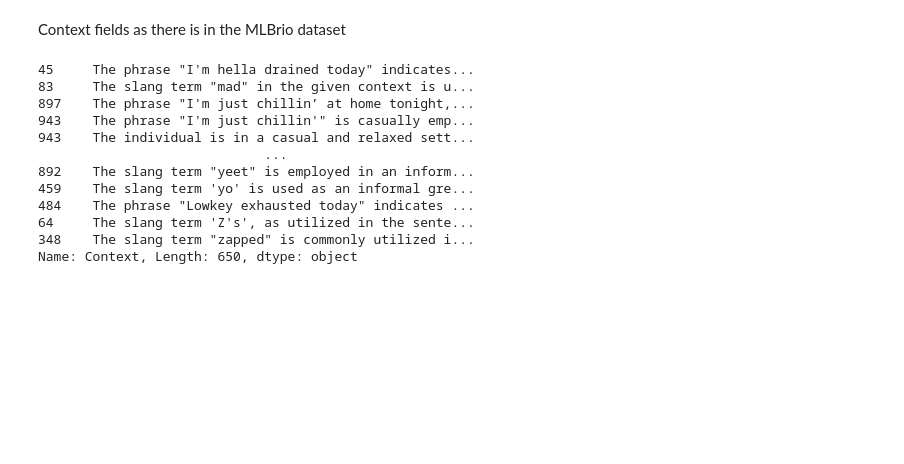
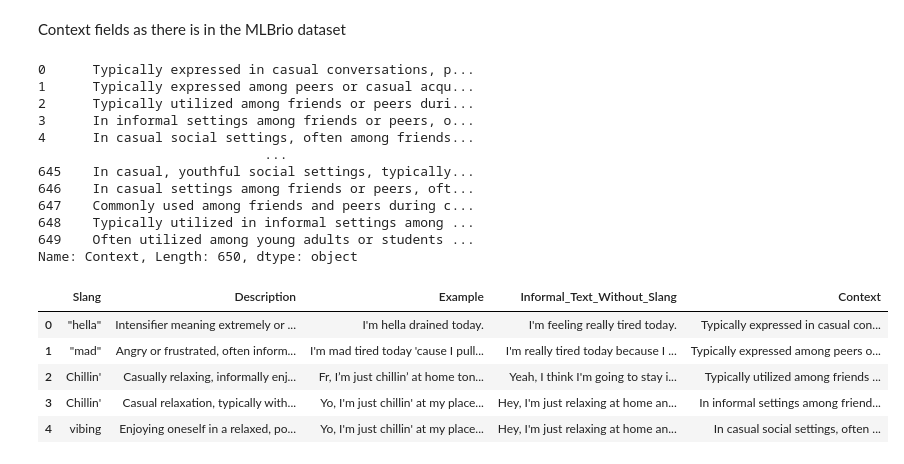
Before and after one commit to au-nlp/project-milestone-p2-group1, a Jupyter notebook: scripts/Data_Creation.ipynb, the cells around one changed output. Cells and saved outputs as stored; diff of their text form; code cells hidden in the pictures; blank space fills up the shorter version.

```diff
--- a/scripts/Data_Creation.ipynb
+++ b/scripts/Data_Creation.ipynb
@@ -725,18 +760,28 @@ df_unique.to_csv(basepath + "genz-slang-pairs-1k-unique.csv", index=False)
 # %% [markdown]
 Context fields as there is in the MLBrio dataset
 # %%
-prompt_context = """You are a conversational analysis expert. For the slang term '{Slang}' (meaning: {Description}), explain in natural, clear English the social, emotional, and situational context in which this slang is typically used.
+prompt_context = """You are a conversational analysis expert specializing in concise context descriptions. Output exactly 2-3 sentences. Maximum 40 words.
 
+Slang: {Slang}
+Meaning: {Description}
+Example: {Example}
+
+Output 2-3 sentences describing WHEN, WHERE, and WHO uses this term. Format: [social context and usage]
 Requirements:
-- Use formal, neutral language and avoid slang.
-- Capture the intent and sentiment associated with the slang usage.
-- Output only UTF-8 text characters (no emojis or special symbols).
-- Provide ONLY the context explanation with no explanations, quotes, or parentheses.
-- Do not include any meta-commentary about the task.
+- NO QUOTES, NO BRACKETS, NO META-COMMENTARYs
+- Do NOT write the slang term itself in the context
+- Describe the usage, not the slang word
+- Focus on: social setting (who, when, where), sentiment/tone, demographics
 
-Original text: {Example}
+Good examples:
+Typically used in conversations to celebrate success, achievements, or positive outcomes
+Originally used in activist circles, it has since been co-opted and sometimes used sarcastically.
+Often used in informal speech to indicate imminent action, popular in certain dialects of English.
 
-Contextual explanation:"""
+
+Example text: {Example}
+
+Context:"""
 
 df_unique = client.batch_process(
     df_unique,
@@ -745,18 +790,27 @@ df_unique = client.batch_process(
 )
 df_unique.Context
 # %% [output]
-45     The phrase "I'm hella drained today" indicates...
-83     The slang term "mad" in the given context is u...
-897    The phrase "I'm just chillin’ at home tonight,...
-943    The phrase "I'm just chillin'" is casually emp...
-943    The individual is in a casual and relaxed sett...
+0      Typically expressed in casual conversations, p...
+1      Typically expressed among peers or casual acqu...
+2      Typically utilized among friends or peers duri...
+3      In informal settings among friends or peers, o...
+4      In casual social settings, often among friends...
                              ...
-892    The slang term "yeet" is employed in an inform...
-459    The slang term 'yo' is used as an informal gre...
-484    The phrase "Lowkey exhausted today" indicates ...
-64     The slang term 'Z's', as utilized in the sente...
-348    The slang term "zapped" is commonly utilized i...
+645    In casual, youthful social settings, typically...
+646    In casual settings among friends or peers, oft...
+647    Commonly used among friends and peers during c...
+648    Typically utilized in informal settings among ...
+649    Often utilized among young adults or students ...
 Name: Context, Length: 650, dtype: object
+# %%
+df_unique.head(5)
+# %% [output]
+|  | Slang | Description | Example | Informal_Text_Without_Slang | Context |
+| 0 | "hella" | Intensifier meaning extremely or ... | I'm hella drained today. | I'm feeling really tired today. | Typically expressed in casual con... |
+| 1 | "mad" | Angry or frustrated, often inform... | I'm mad tired today 'cause I pull... | I'm really tired today because I ... | Typically expressed among peers o... |
+| 2 | Chillin' | Casually relaxing, informally enj... | Fr, I’m just chillin’ at home ton... | Yeah, I think I'm going to stay i... | Typically utilized among friends ... |
+| 3 | Chillin' | Casual relaxation, typically with... | Yo, I'm just chillin' at my place... | Hey, I'm just relaxing at home an... | In informal settings among friend... |
+| 4 | vibing | Enjoying oneself in a relaxed, po... | Yo, I'm just chillin' at my place... | Hey, I'm just relaxing at home an... | In casual social settings, often ... |
 # %%
 df_unique = df_unique[['Slang', 'Description', 'Example', 'Context', 'Informal_Text_Without_Slang']]
 df_unique.head(5)
```
Also changed, not shown: parts of 20 cells of this notebook, 4 other files.
